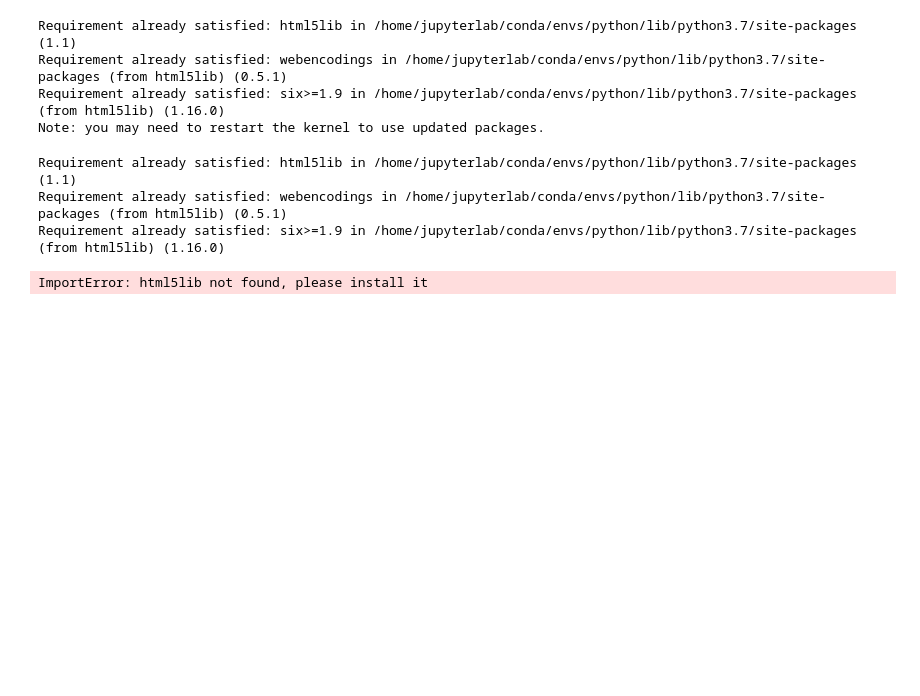
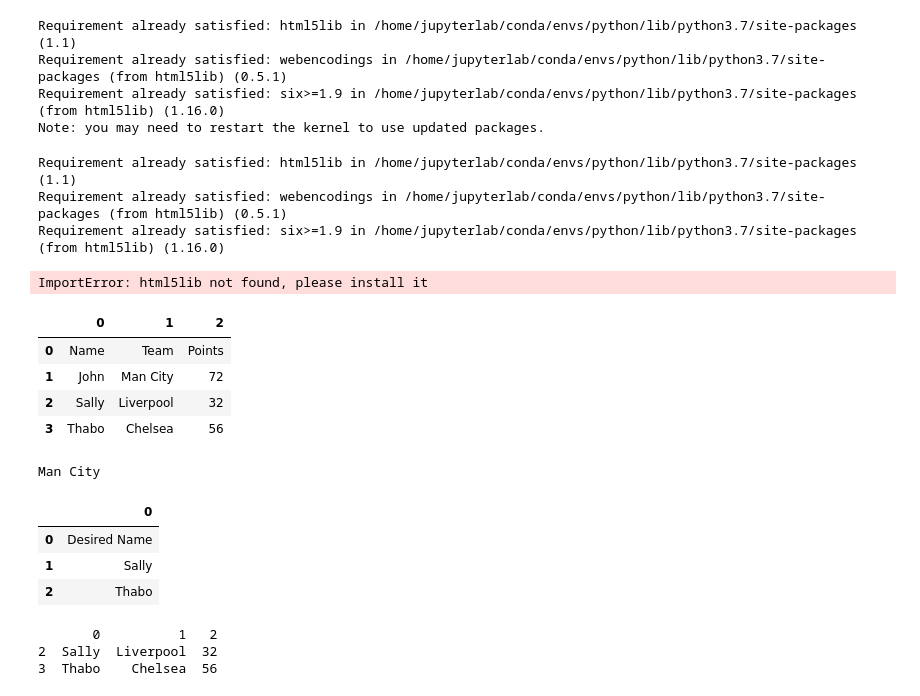
Before and after one commit to thopsialive/NBA-Drafts-Player-Impact, a Jupyter notebook: NBA Drafted Player Impact.ipynb, the cells around one changed output. Cells and saved outputs as stored; diff of their text form; code cells hidden in the pictures; blank space fills up the shorter version.

Commit message:
filtered play stats table

```diff
--- a/NBA Drafted Player Impact.ipynb
+++ b/NBA Drafted Player Impact.ipynb
@@ -806,3 +903,60 @@ ImportError: html5lib not found, please install it
 # %%
 #Now close the Chrome browser window and terminate the WebDriver session
 driver.quit()
+# %%
+import pandas as pd
+
+Table = [['Name', 'Team', 'Points'],
+         ['John', 'Man City', 72],
+         ['Sally', 'Liverpool', 32],
+         ['Thabo', 'Chelsea', 56]]
+dataframe = pd.DataFrame(Table)
+dataframe
+# %% [output]
+|  | 0 | 1 | 2 |
+| 0 | Name | Team | Points |
+| 1 | John | Man City | 72 |
+| 2 | Sally | Liverpool | 32 |
+| 3 | Thabo | Chelsea | 56 |
+# %%
+# Access a specific cell (1st row, 1st column)
+value = dataframe.iloc[1, 1]
+print(value)
+# %% [output]
+Man City
+# %%
+Names_Desired = [['Desired Name'],
+                 ['Sally'],
+                 ['Thabo']]
+dataframe_names_desired = pd.DataFrame(Names_Desired)
+dataframe_names_desired
+# %% [output]
+|  | 0 |
+| 0 | Desired Name |
+| 1 | Sally |
+| 2 | Thabo |
+# %%
+import pandas as pd
+
+# Your original DataFrame
+Table = [['Name', 'Team', 'Points'],
+         ['John', 'Man City', 72],
+         ['Sally', 'Liverpool', 32],
+         ['Thabo', 'Chelsea', 56]]
+dataframe = pd.DataFrame(Table)
+
+# Your desired names DataFrame
+Names_Desired = [['Desired Name'],
+                 ['Sally'],
+                 ['Thabo']]
+dataframe_names_desired = pd.DataFrame(Names_Desired)
+
+# Filter the original DataFrame to keep only rows with names in the Names_Desired DataFrame
+filtered_dataframe = dataframe[dataframe[0].isin(dataframe_names_desired[0])]
+
+# Print the filtered DataFrame
+print(filtered_dataframe)
+# %% [output]
+       0          1   2
+2  Sally  Liverpool  32
+3  Thabo    Chelsea  56
```
Also changed, not shown: parts of 5 cells of this notebook, 1 other file.
